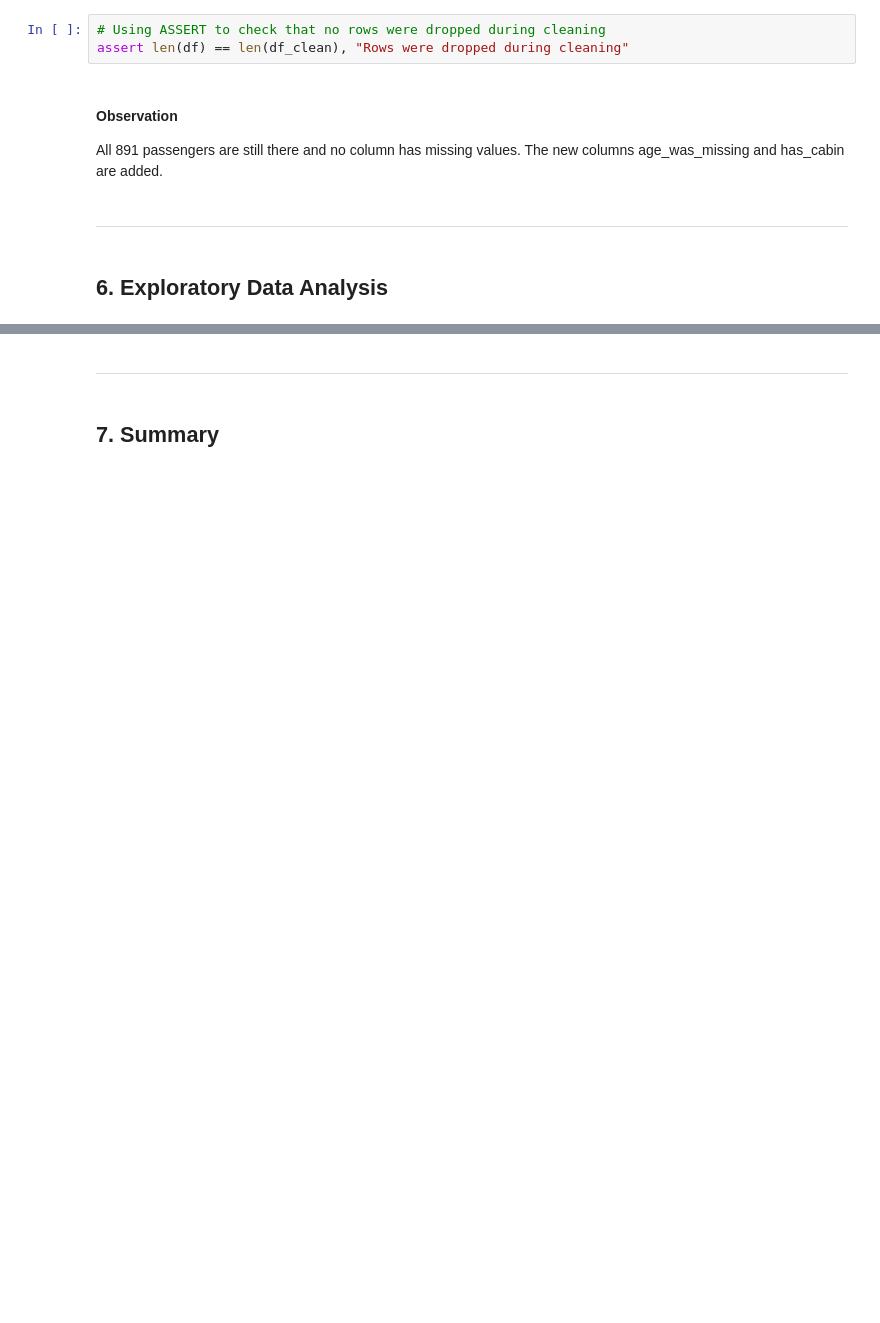
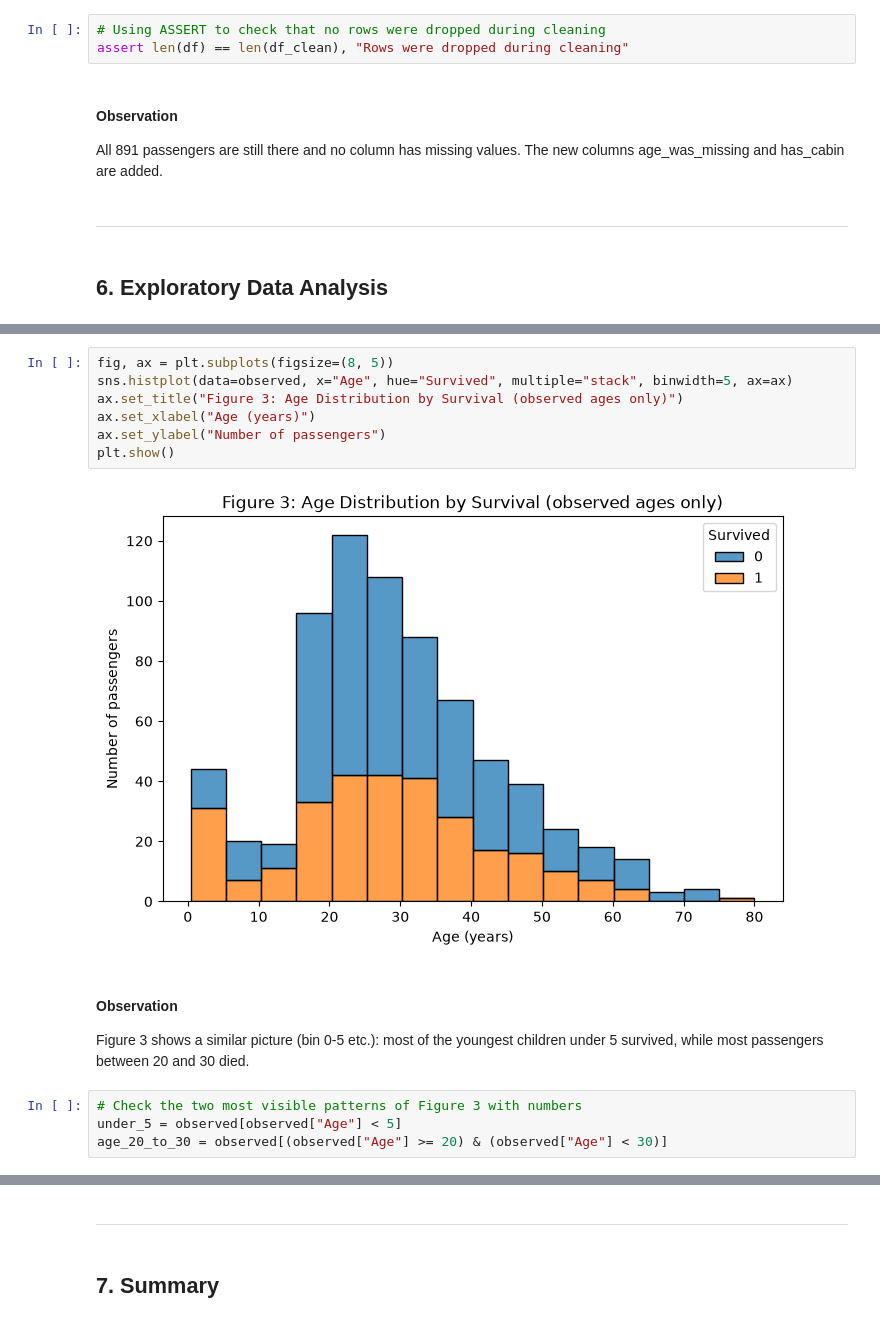
Before and after one commit to Tobolove/ai-programming-foundations-project, a Jupyter notebook: data_workflow.ipynb, the cells around one changed output, grey strips where cells are left out. Saved outputs shown, nothing was run; the diff lists cells and outputs as text; blank space fills up the shorter version.

```diff
--- a/data_workflow.ipynb
+++ b/data_workflow.ipynb
@@ -471,0 +586,16 @@ All 891 passengers are still there and no column has missing values. The new col
+# %%
+fig, ax = plt.subplots(figsize=(8, 5))
+sns.histplot(data=observed, x="Age", hue="Survived", multiple="stack", binwidth=5, ax=ax)
+ax.set_title("Figure 3: Age Distribution by Survival (observed ages only)")
+ax.set_xlabel("Age (years)")
+ax.set_ylabel("Number of passengers")
+plt.show()
+# %% [output]
+[figure, added]
+# %% [markdown]
+#### Observation
+Figure 3 shows a similar picture (bin 0-5 etc.): most of the youngest children under 5 survived, while most passengers between 20 and 30 died.
+# %%
+# Check the two most visible patterns of Figure 3 with numbers
+under_5 = observed[observed["Age"] < 5]
+age_20_to_30 = observed[(observed["Age"] >= 20) & (observed["Age"] < 30)]
```
Also changed, not shown: parts of 19 cells of this notebook.
